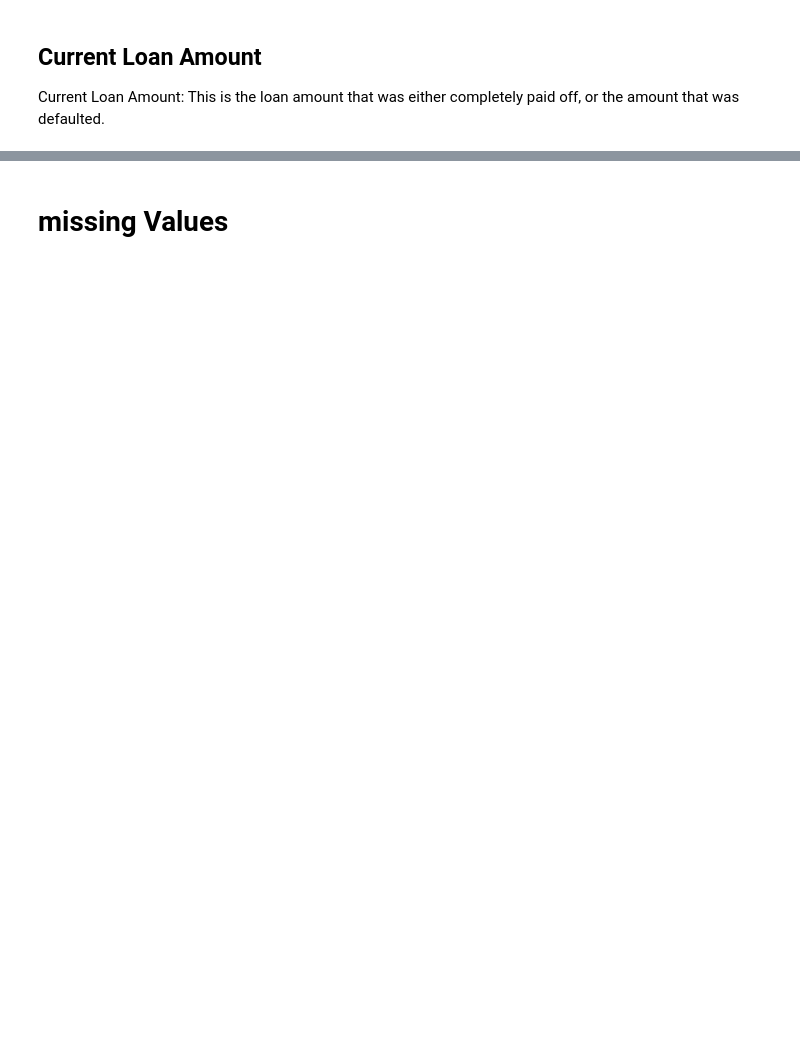
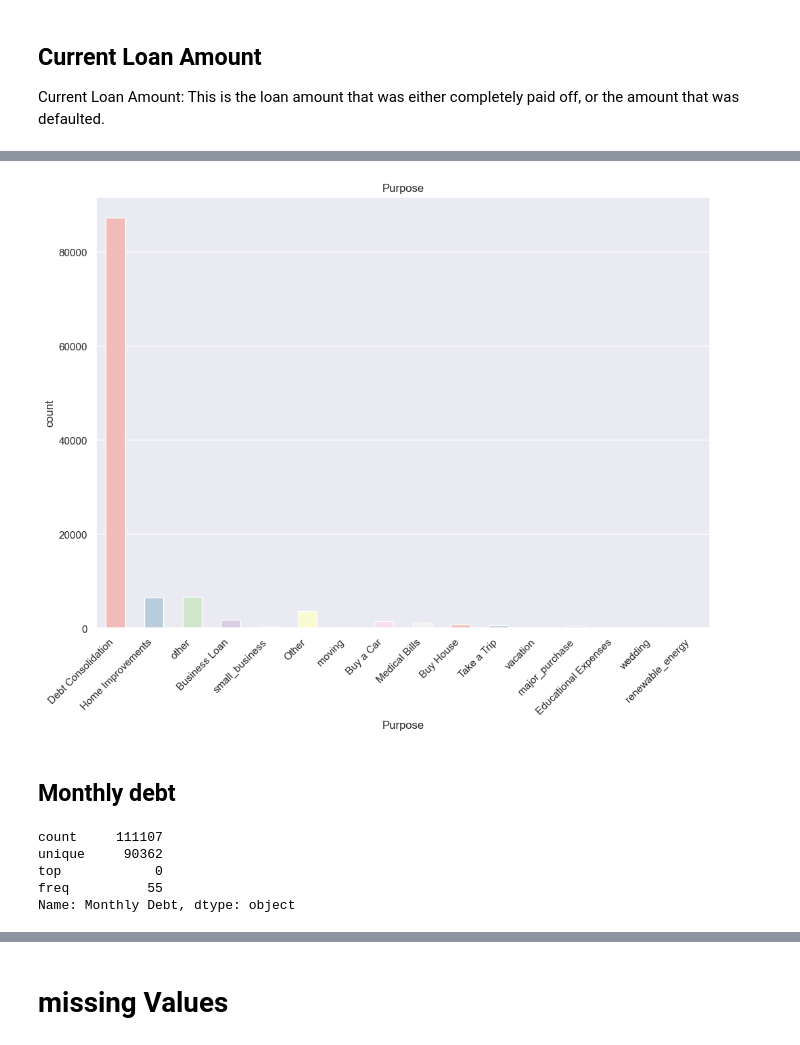
Before and after one commit to xizzax/Exploratory-Data-Analysis-of-LoanGrants, a Jupyter notebook: labtask02.ipynb, the cells around one changed output, grey strips where cells are left out. Saved outputs shown, nothing was run; the diff lists cells and outputs as text; code cells hidden in the pictures; blank space fills up the shorter version.

```diff
--- a/labtask02.ipynb
+++ b/labtask02.ipynb
@@ -104,0 +265,22 @@ KeyboardInterrupt:
+# %%
+sns.countplot(
+    data=df,
+    x="Purpose",
+    palette="Pastel1",
+   width=0.5,
+)
+plt.xticks(rotation=45, ha='right')
+plt.title("Purpose")
+plt.show()
+# %% [output]
+[figure, added]
+# %% [markdown]
+## Monthly debt
+# %%
+df["Monthly Debt"].describe()
+# %% [output]
+count     111107
+unique     90362
+top            0
+freq          55
+Name: Monthly Debt, dtype: object
```
Also changed, not shown: parts of 86 cells of this notebook.
